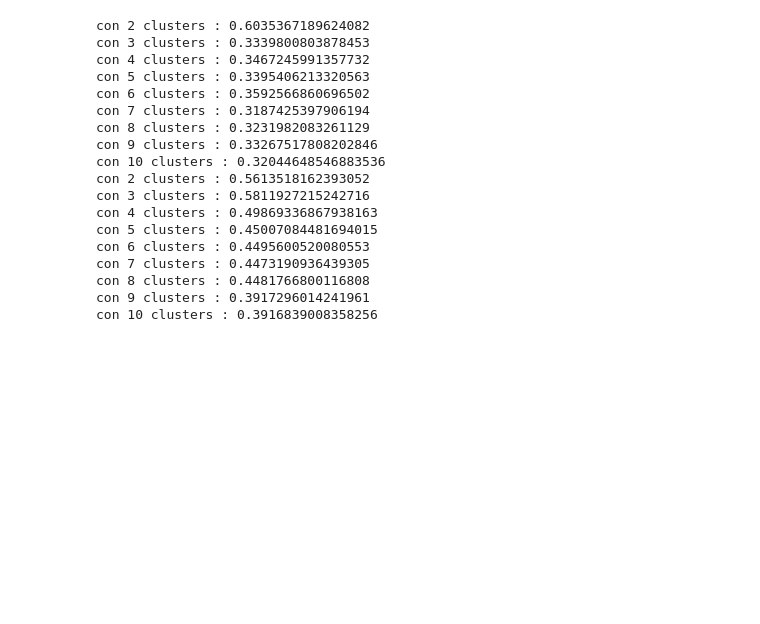
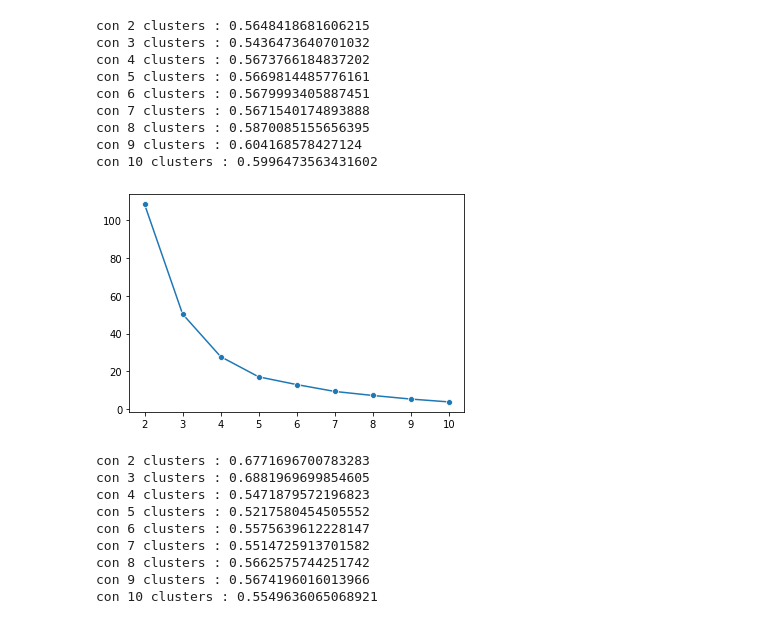
Before and after one commit to wesleyunitn/pythonProject, a Jupyter notebook: notebook/corr_cluster_griglia.ipynb, the cells around one changed output. Cells and saved outputs as stored; diff of their text form; code cells hidden in the pictures; blank space fills up the shorter version.

```diff
--- a/notebook/corr_cluster_griglia.ipynb
+++ b/notebook/corr_cluster_griglia.ipynb
@@ -21,8 +21,10 @@ from src import funzioni
 from src import cluster_routine
 import numpy as np
 # %%
-picchi1 = classes.Spettri(data1,npicchi=None,prop={'height':(None,None),'prominence':1*10**-6})
-picchi2 = classes.Spettri(data2,npicchi=None,prop={'height':(None,None),'prominence':1*10**-6})
+picchi1 = classes.Spettri(data1,npicchi=None,prop={'height':(None,None),'prominence':(None,None)})
+picchi2 = classes.Spettri(data2,npicchi=None,prop={'height':(None,None),'prominence':(None,None)})
 picchi1.peakfinder()
 picchi2.peakfinder()
+picchi1.featextract()
+picchi2.featextract()
 pass
@@ -29,26 +37,26 @@ pass
 # %%
-feat_picchi1= picchi1.featextract(cols=['peak_heights','prominences','K'],statlist=['mean','std','count'])
-feat_picchi2 = picchi2.featextract(cols=['peak_heights','prominences','K'], statlist=['mean','std','count'])
-km1_list= cluster_routine.km_cluster_plt(feat_picchi1, pca =3)
-km2_list =  cluster_routine.km_cluster_plt(feat_picchi2, pca = 3)
-feat_picchi1['labels_km']=  km1_list[1].labels_
-feat_picchi2['labels_km']= km2_list[1].labels_
+#il parametro plot: Bool controlla se plottare l'andamento del coefficente .inertia mostro un esempioper picchi1
+km1_list= cluster_routine.km_cluster_plt(picchi1.feature, pca =1, plot = True)
+km2_list =  cluster_routine.km_cluster_plt(picchi2.feature, pca = 1)
+#feat_picchi1['labels_km']=  km1_list[1].labels_
+#feat_picchi2['labels_km']= km2_list[1].labels_
 # %% [output]
-con 2 clusters : 0.6035367189624082
-con 3 clusters : 0.3339800803878453
-con 4 clusters : 0.3467245991357732
-con 5 clusters : 0.3395406213320563
-con 6 clusters : 0.3592566860696502
-con 7 clusters : 0.3187425397906194
-con 8 clusters : 0.3231982083261129
-con 9 clusters : 0.33267517808202846
-con 10 clusters : 0.32044648546883536
-con 2 clusters : 0.5613518162393052
-con 3 clusters : 0.5811927215242716
-con 4 clusters : 0.49869336867938163
-con 5 clusters : 0.45007084481694015
-con 6 clusters : 0.4495600520080553
-con 7 clusters : 0.4473190936439305
-con 8 clusters : 0.4481766800116808
-con 9 clusters : 0.3917296014241961
-con 10 clusters : 0.3916839008358256
+con 2 clusters : 0.5648418681606215
+con 3 clusters : 0.5436473640701032
+con 4 clusters : 0.5673766184837202
+con 5 clusters : 0.5669814485776161
+con 6 clusters : 0.5679993405887451
+con 7 clusters : 0.5671540174893888
+con 8 clusters : 0.5870085155656395
+con 9 clusters : 0.604168578427124
+con 10 clusters : 0.5996473563431602
+[figure, added]
+con 2 clusters : 0.6771696700783283
+con 3 clusters : 0.6881969699854605
+con 4 clusters : 0.5471879572196823
+con 5 clusters : 0.5217580454505552
+con 6 clusters : 0.5575639612228147
+con 7 clusters : 0.5514725913701582
+con 8 clusters : 0.5662575744251742
+con 9 clusters : 0.5674196016013966
+con 10 clusters : 0.5549636065068921
```
Also changed, not shown: parts of 6 cells of this notebook, 6 other files.
